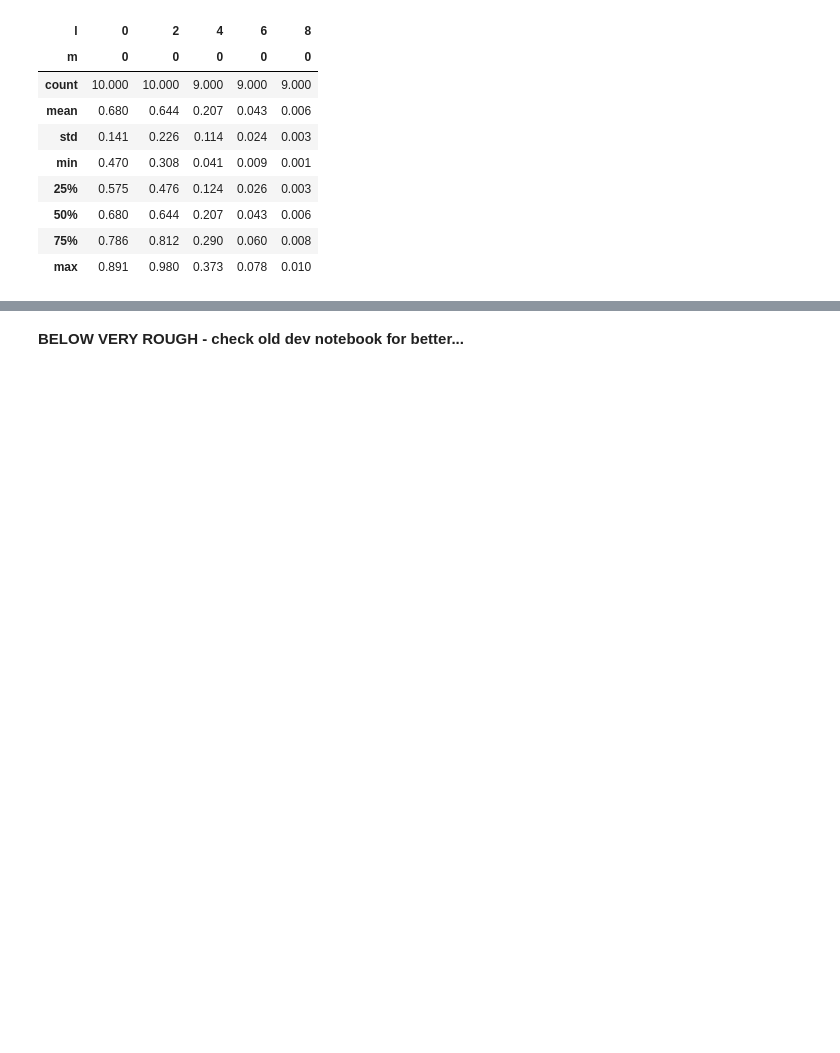
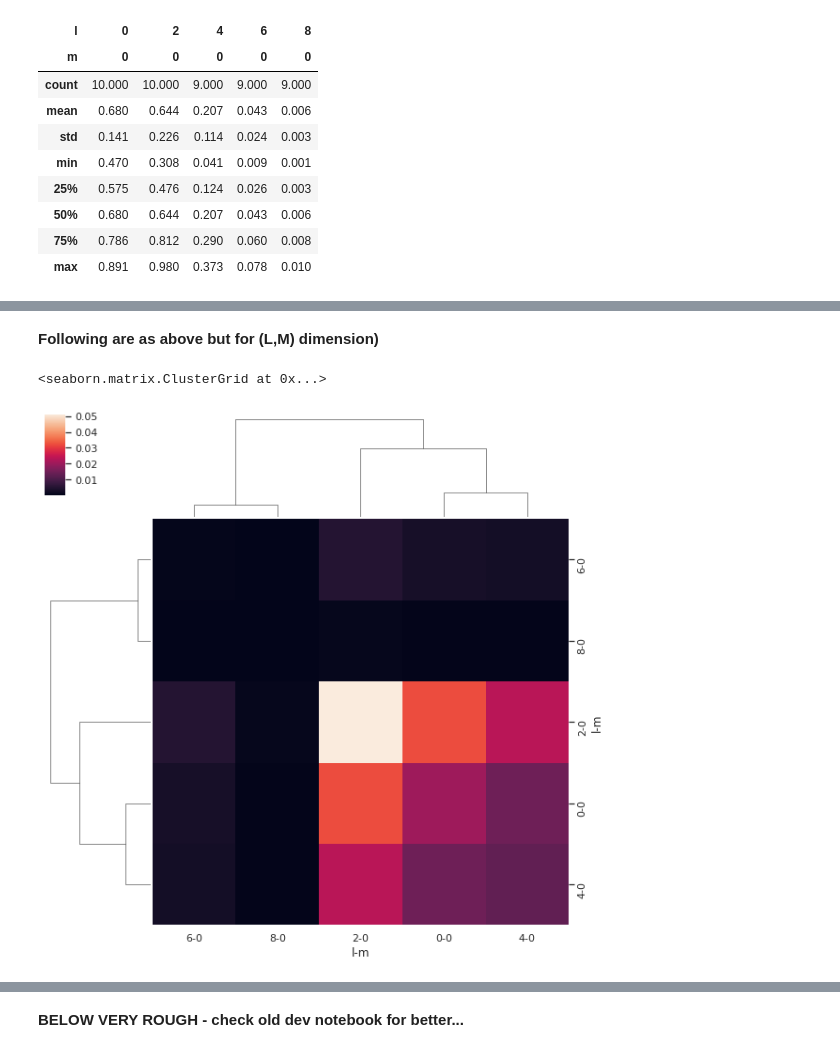
Before and after one commit to phockett/Quantum-Metrology-with-Photoelectrons-Vol3, a Jupyter notebook: doc-source/part1/theory_info_content_221122.ipynb, the cells around one changed output, grey strips where cells are left out. Drawn from its saved outputs; the diff is of its cells as text; code cells hidden in the pictures; blank space fills up the shorter version.

```diff
--- a/doc-source/part1/theory_info_content_221122.ipynb
+++ b/doc-source/part1/theory_info_content_221122.ipynb
@@ -231,0 +337,8 @@ BetaNormLinearADMsPD.T.describe()
+# %% [markdown]
+**Following are as above but for (L,M) dimension)**
+# %%
+import seaborn as sns
+sns.clustermap(BetaNormLinearADMsPD.T.cov().fillna(0))
+# %% [output]
+<seaborn.matrix.ClusterGrid at 0x...>
+[figure, added]
```
Also changed, not shown: parts of 32 cells of this notebook, 5 other files.
